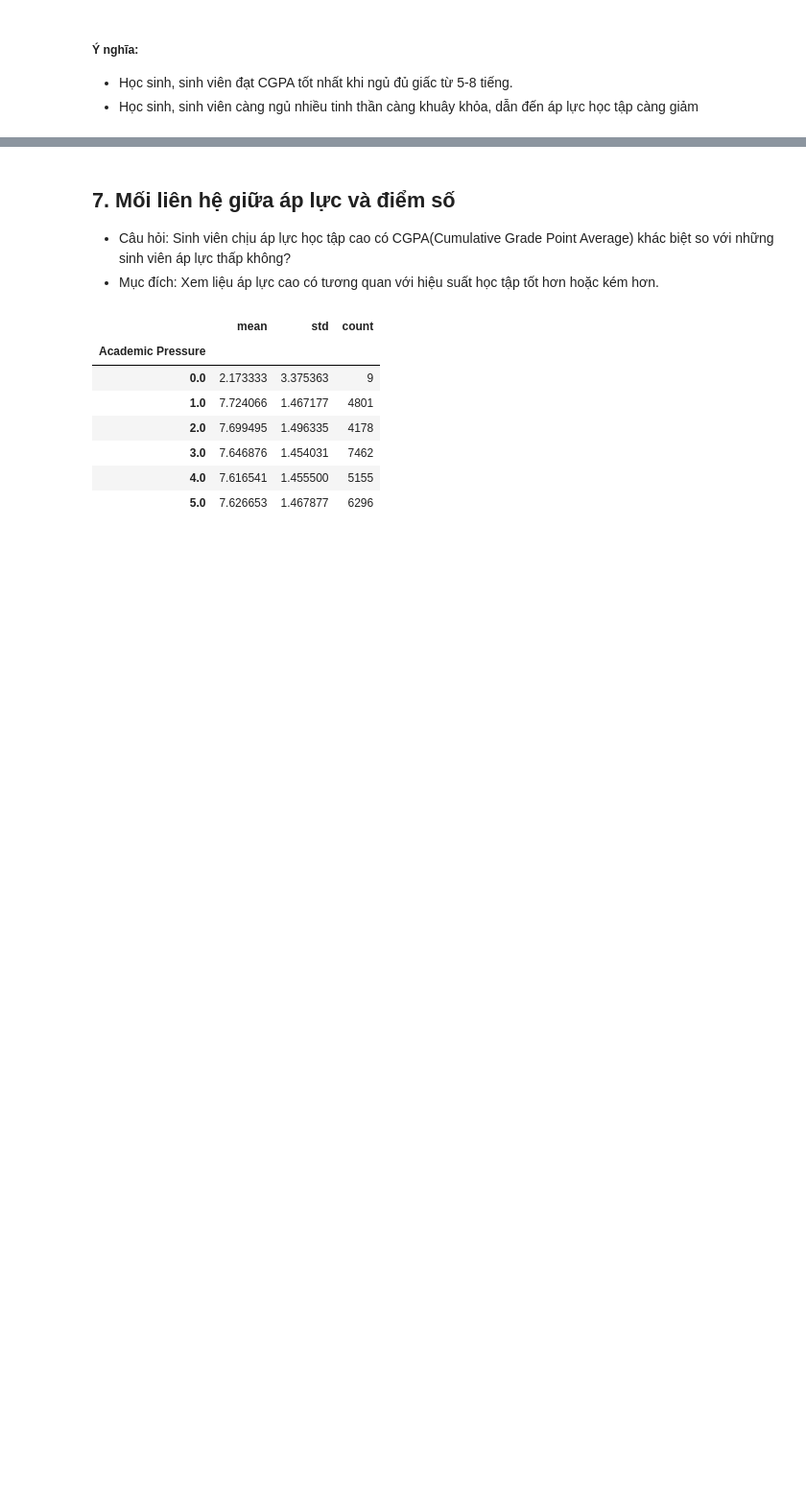
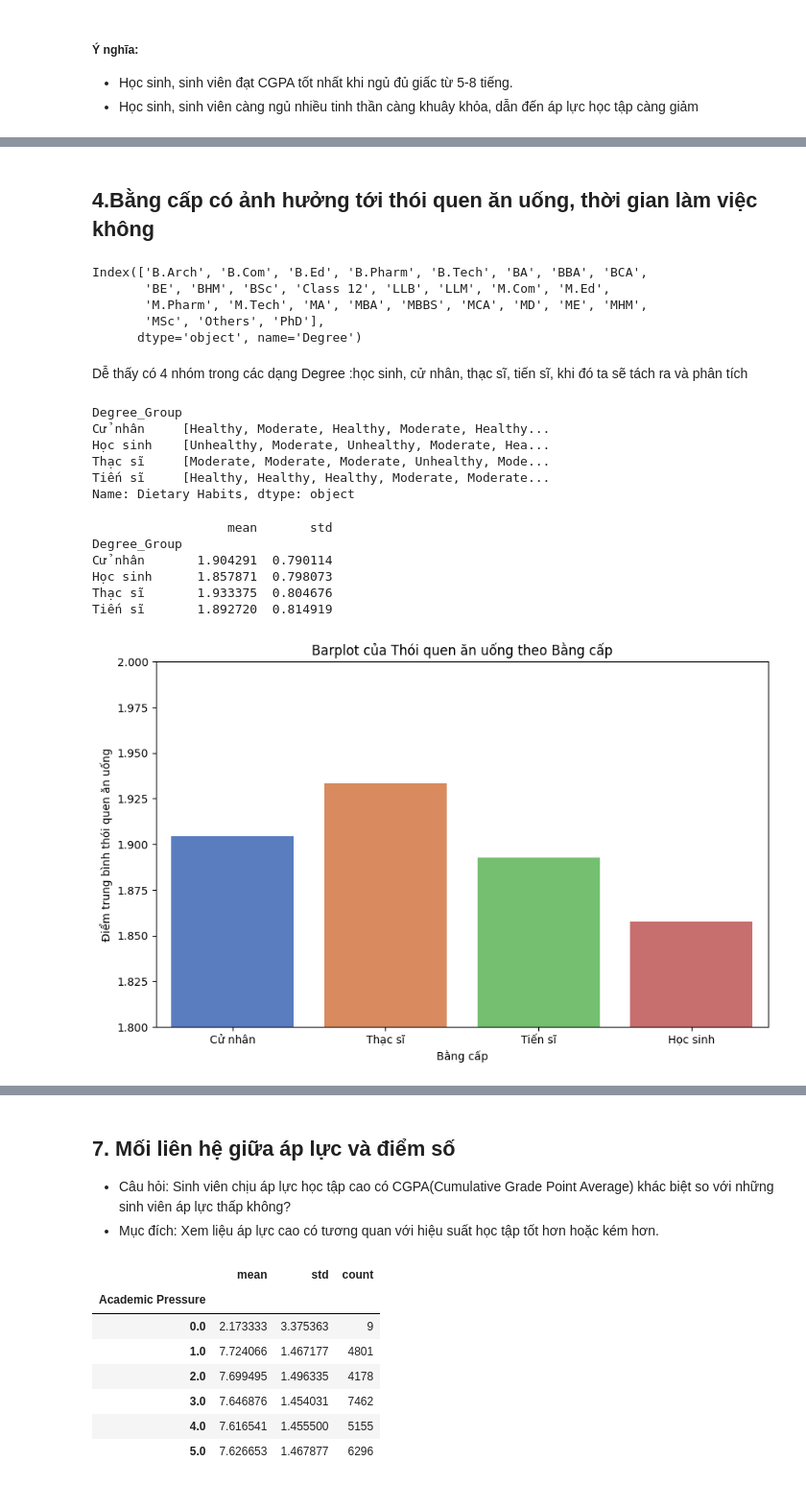
Before and after one commit to lhldanh/HCMUS_-CSC17104_Final_Project, a Jupyter notebook: main.ipynb, the cells around one changed output, grey strips where cells are left out. Shown at 96% size. Drawn from its saved outputs; the diff is of its cells as text; code cells hidden in the pictures; blank space fills up the shorter version.

```diff
--- a/main.ipynb
+++ b/main.ipynb
@@ -437,0 +431,53 @@ plt.show()
+# %% [markdown]
+## 4.Bằng cấp có ảnh hưởng tới thói quen ăn uống, thời gian làm việc không
+# %%
+df.groupby(['Degree'])['Dietary Habits'].apply(list).index
+# %% [output]
+Index(['B.Arch', 'B.Com', 'B.Ed', 'B.Pharm', 'B.Tech', 'BA', 'BBA', 'BCA',
+       'BE', 'BHM', 'BSc', 'Class 12', 'LLB', 'LLM', 'M.Com', 'M.Ed',
+       'M.Pharm', 'M.Tech', 'MA', 'MBA', 'MBBS', 'MCA', 'MD', 'ME', 'MHM',
+       'MSc', 'Others', 'PhD'],
+      dtype='object', name='Degree')
+# %% [markdown]
+Dễ thấy có 4 nhóm trong các dạng Degree :học sinh, cử nhân, thạc sĩ, tiến sĩ, khi đó ta sẽ tách ra và phân tích
+# %%
+df_copy=pd.DataFrame(df)
+degree_mapping = {
+    'Class 12': 'Học sinh',
+    'B.Arch': 'Cử nhân', 'B.Com': 'Cử nhân', 'B.Ed': 'Cử nhân', 'B.Pharm': 'Cử nhân', 'B.Tech': 'Cử nhân', 'BA': 'Cử nhân', 'BBA': 'Cử nhân', 'BCA': 'Cử nhân', 'BE': 'Cử nhân', 'BHM': 'Cử nhân', 'BSc': 'Cử nhân',
+    'M.Com': 'Thạc sĩ', 'M.Ed': 'Thạc sĩ', 'M.Pharm': 'Thạc sĩ', 'M.Tech': 'Thạc sĩ', 'MA': 'Thạc sĩ', 'MBA': 'Thạc sĩ', 'MCA': 'Thạc sĩ', 'MD': 'Thạc sĩ', 'ME': 'Thạc sĩ', 'MHM': 'Thạc sĩ', 'MSc': 'Thạc sĩ',
+    'PhD': 'Tiến sĩ',
+    'LLB': 'Cử nhân', 'LLM': 'Thạc sĩ'
+}
+df_copy['Degree_Group'] = df_copy['Degree'].map(degree_mapping)
+grouped_data = df_copy.groupby('Degree_Group')['Dietary Habits'].apply(list)
+print(grouped_data)
+# %% [output]
+Degree_Group
+Cử nhân     [Healthy, Moderate, Healthy, Moderate, Healthy...
+Học sinh    [Unhealthy, Moderate, Unhealthy, Moderate, Hea...
+Thạc sĩ     [Moderate, Moderate, Moderate, Unhealthy, Mode...
+Tiến sĩ     [Healthy, Healthy, Healthy, Moderate, Moderate...
+Name: Dietary Habits, dtype: object
+# %%
+dietary_mapping = {'Healthy': 3, 'Moderate': 2, 'Unhealthy': 1}  #quy đổi ra điểm, điểm càng cao thì có thể xem như Dietary Habits càng tốt cho sức khỏekhỏe
+df_copy['Dietary_Habits_Mapped'] = df_copy['Dietary Habits'].map(dietary_mapping)
+grouped_stats = df_copy.groupby('Degree_Group')['Dietary_Habits_Mapped'].agg(['mean', 'std'])
+print(grouped_stats)
+# %% [output]
+                  mean       std
+Degree_Group
+Cử nhân       1.904291  0.790114
+Học sinh      1.857871  0.798073
+Thạc sĩ       1.933375  0.804676
+Tiến sĩ       1.892720  0.814919
+# %%
+plt.figure(figsize=(10, 6))
+sns.barplot(x='Degree_Group', y='Dietary_Habits_Mapped', data=df_copy, estimator='mean', ci=None, palette='muted')
+plt.title('Barplot của Thói quen ăn uống theo Bằng cấp')
+plt.xlabel('Bằng cấp')
+plt.ylim(1.8,2)
+plt.ylabel('Điểm trung bình thói quen ăn uống')
+plt.show()
+# %% [output]
+[figure, added]
```
Also changed, not shown: parts of 26 cells of this notebook.
